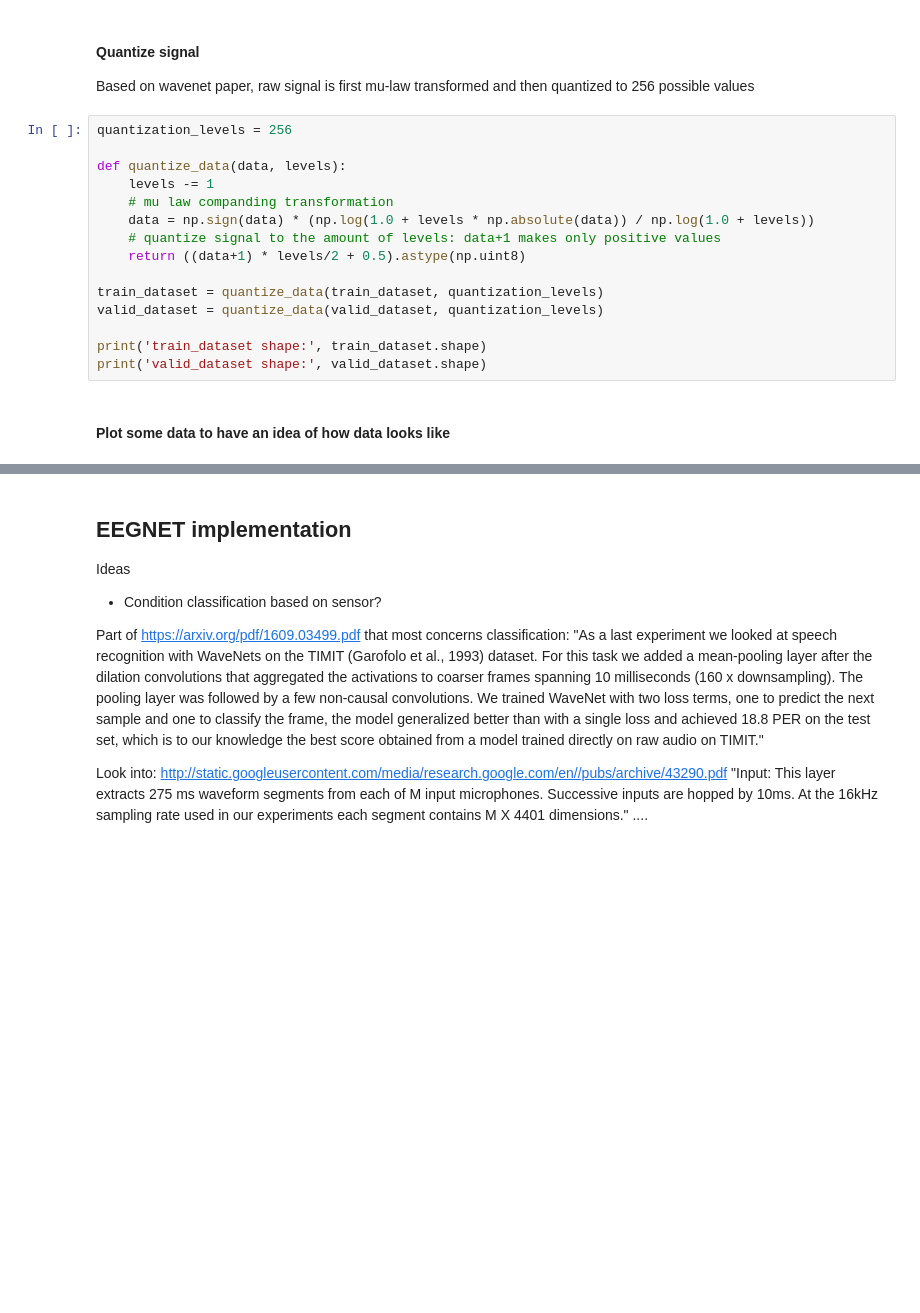
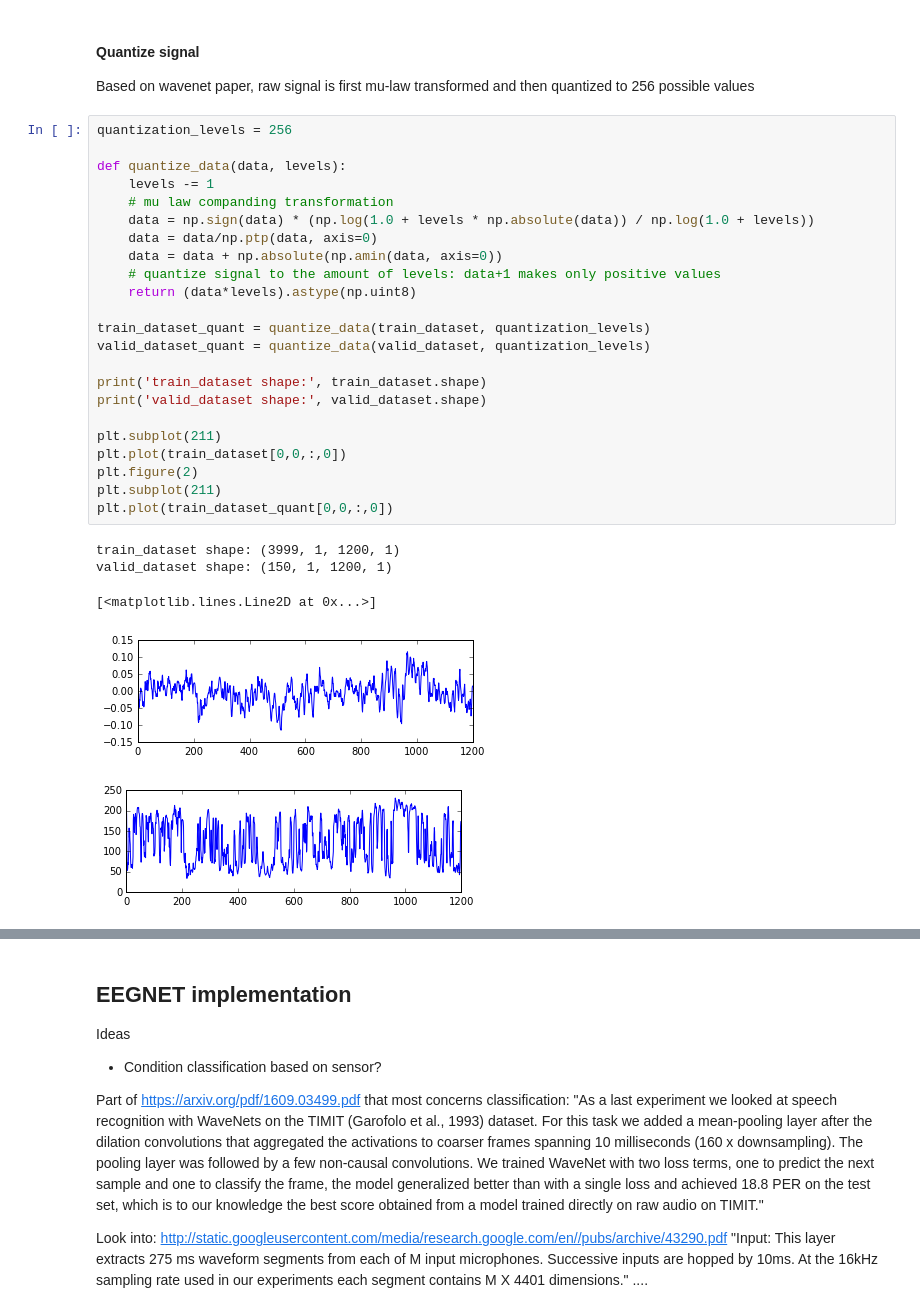
Before and after one commit to KnightofDawn/eegnet, a Jupyter notebook: ipynb/eegnet_slim.ipynb, the cells around one changed output, grey strips where cells are left out. Cells and saved outputs as stored; diff of their text form; blank space fills up the shorter version.

```diff
--- a/ipynb/eegnet_slim.ipynb
+++ b/ipynb/eegnet_slim.ipynb
@@ -89,17 +107,29 @@ Based on wavenet paper, raw signal is first mu-law transformed and then quantize
 # %%
 quantization_levels = 256
 
 def quantize_data(data, levels):
     levels -= 1
     # mu law companding transformation
     data = np.sign(data) * (np.log(1.0 + levels * np.absolute(data)) / np.log(1.0 + levels))
+    data = data/np.ptp(data, axis=0)
+    data = data + np.absolute(np.amin(data, axis=0))
     # quantize signal to the amount of levels: data+1 makes only positive values
-    return ((data+1) * levels/2 + 0.5).astype(np.uint8)
+    return (data*levels).astype(np.uint8)
 
-train_dataset = quantize_data(train_dataset, quantization_levels)
-valid_dataset = quantize_data(valid_dataset, quantization_levels)
+train_dataset_quant = quantize_data(train_dataset, quantization_levels)
+valid_dataset_quant = quantize_data(valid_dataset, quantization_levels)
 
 print('train_dataset shape:', train_dataset.shape)
 print('valid_dataset shape:', valid_dataset.shape)
+
+plt.subplot(211)
+plt.plot(train_dataset[0,0,:,0])
+plt.figure(2)
+plt.subplot(211)
+plt.plot(train_dataset_quant[0,0,:,0])
+# %% [output]
+train_dataset shape: (3999, 1, 1200, 1)
+valid_dataset shape: (150, 1, 1200, 1)
+[<matplotlib.lines.Line2D at 0x...>]
+[figure, added]
+[figure, added]
-# %% [markdown]
-#### Plot some data to have an idea of how data looks like
```
Also changed, not shown: parts of 9 cells of this notebook, 1 other file.
